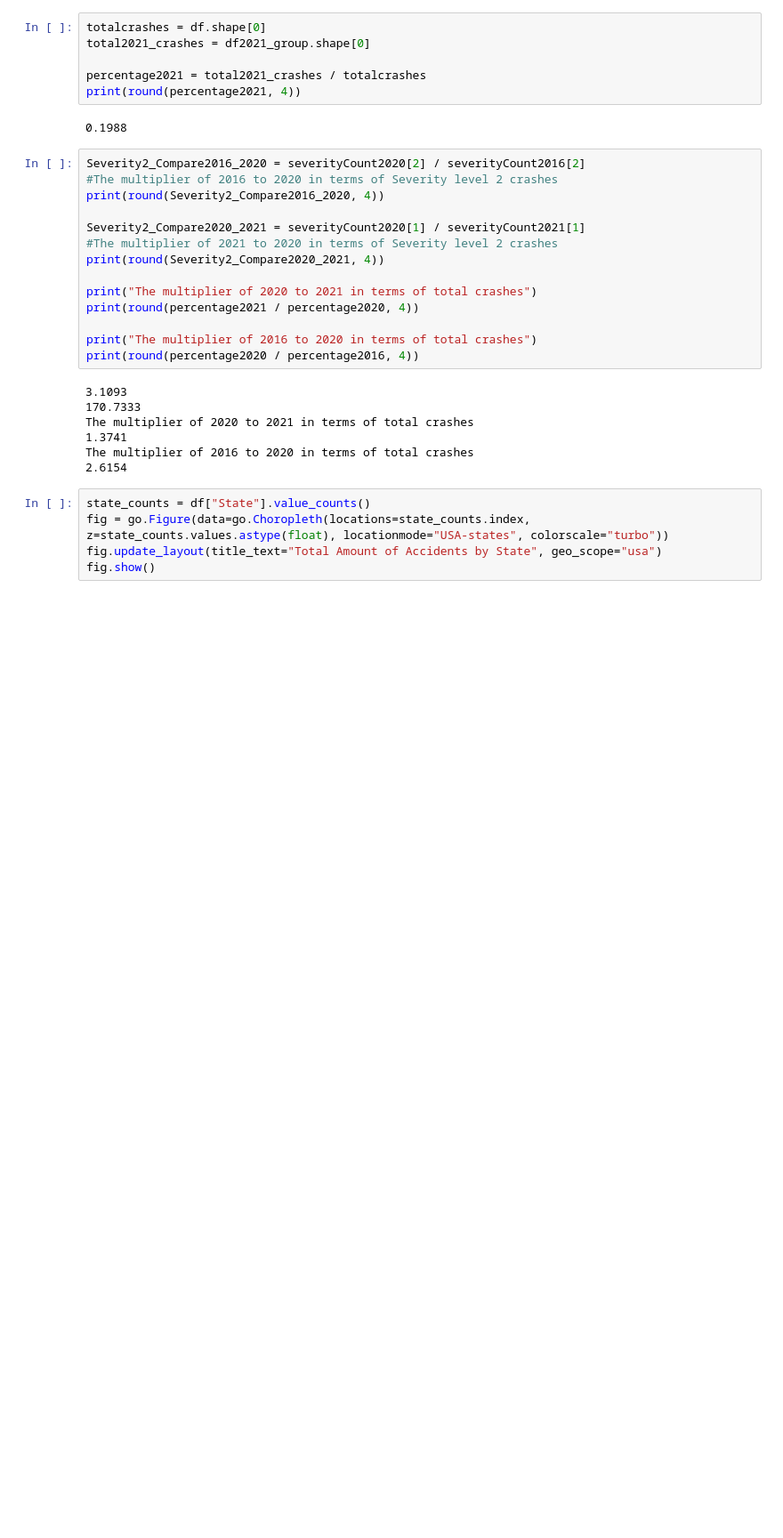
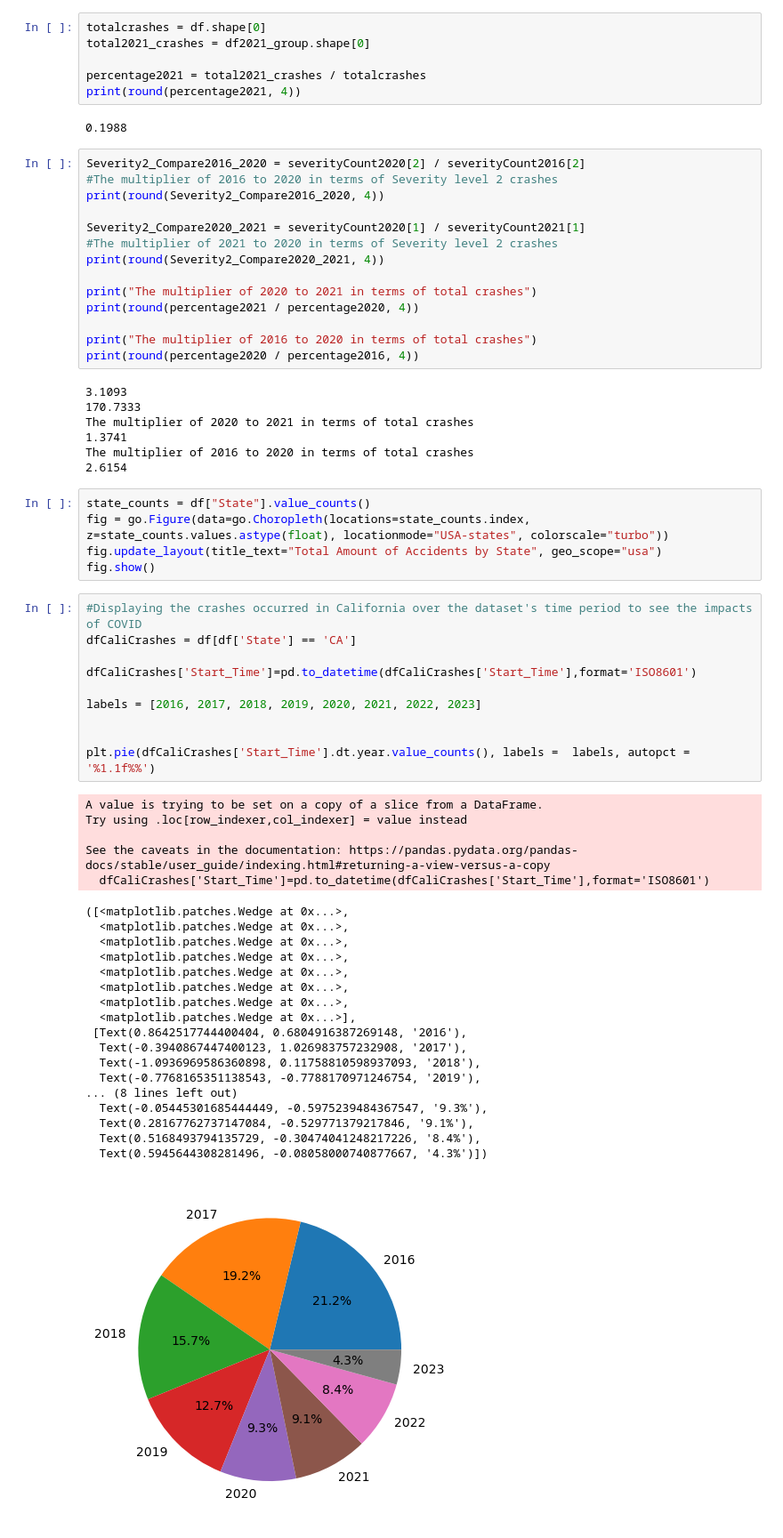
Before and after one commit to Kestrel86/US_AccidentModel, a Jupyter notebook: US_Accidents_EDA.ipynb, the cells around one changed output. Shown at 89% size. Cells and saved outputs as stored; diff of their text form; blank space fills up the shorter version.

Commit message:
added new chart for Cali Crashes

```diff
--- a/US_Accidents_EDA.ipynb
+++ b/US_Accidents_EDA.ipynb
@@ -631,3 +631,37 @@ state_counts = df["State"].value_counts()
 fig = go.Figure(data=go.Choropleth(locations=state_counts.index, z=state_counts.values.astype(float), locationmode="USA-states", colorscale="turbo"))
 fig.update_layout(title_text="Total Amount of Accidents by State", geo_scope="usa")
 fig.show()
+# %%
+#Displaying the crashes occurred in California over the dataset's time period to see the impacts of COVID
+dfCaliCrashes = df[df['State'] == 'CA']
+
+dfCaliCrashes['Start_Time']=pd.to_datetime(dfCaliCrashes['Start_Time'],format='ISO8601')
+
+labels = [2016, 2017, 2018, 2019, 2020, 2021, 2022, 2023]
+
+
+plt.pie(dfCaliCrashes['Start_Time'].dt.year.value_counts(), labels =  labels, autopct = '%1.1f%%')
+# %% [output]
+A value is trying to be set on a copy of a slice from a DataFrame.
+Try using .loc[row_indexer,col_indexer] = value instead
+
+See the caveats in the documentation: https://pandas.pydata.org/pandas-docs/stable/user_guide/indexing.html#returning-a-view-versus-a-copy
+  dfCaliCrashes['Start_Time']=pd.to_datetime(dfCaliCrashes['Start_Time'],format='ISO8601')
+([<matplotlib.patches.Wedge at 0x...>,
+  <matplotlib.patches.Wedge at 0x...>,
+  <matplotlib.patches.Wedge at 0x...>,
+  <matplotlib.patches.Wedge at 0x...>,
+  <matplotlib.patches.Wedge at 0x...>,
+  <matplotlib.patches.Wedge at 0x...>,
+  <matplotlib.patches.Wedge at 0x...>,
+  <matplotlib.patches.Wedge at 0x...>],
+ [Text(0.8642517744400404, 0.6804916387269148, '2016'),
+  Text(-0.3940867447400123, 1.026983757232908, '2017'),
+  Text(-1.0936969586360898, 0.11758810598937093, '2018'),
+  Text(-0.7768165351138543, -0.7788170971246754, '2019'),
+... (8 lines left out)
+  Text(-0.05445301685444449, -0.5975239484367547, '9.3%'),
+  Text(0.28167762737147084, -0.529771379217846, '9.1%'),
+  Text(0.5168493794135729, -0.30474041248217226, '8.4%'),
+  Text(0.5945644308281496, -0.08058000740877667, '4.3%')])
+[figure, added]
```
